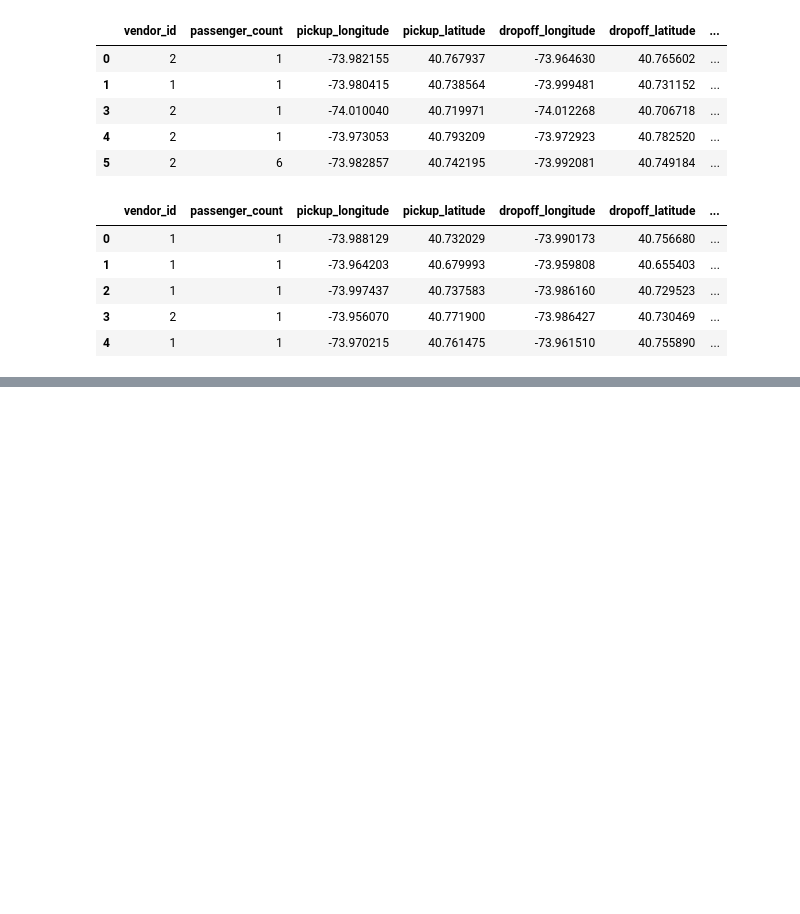
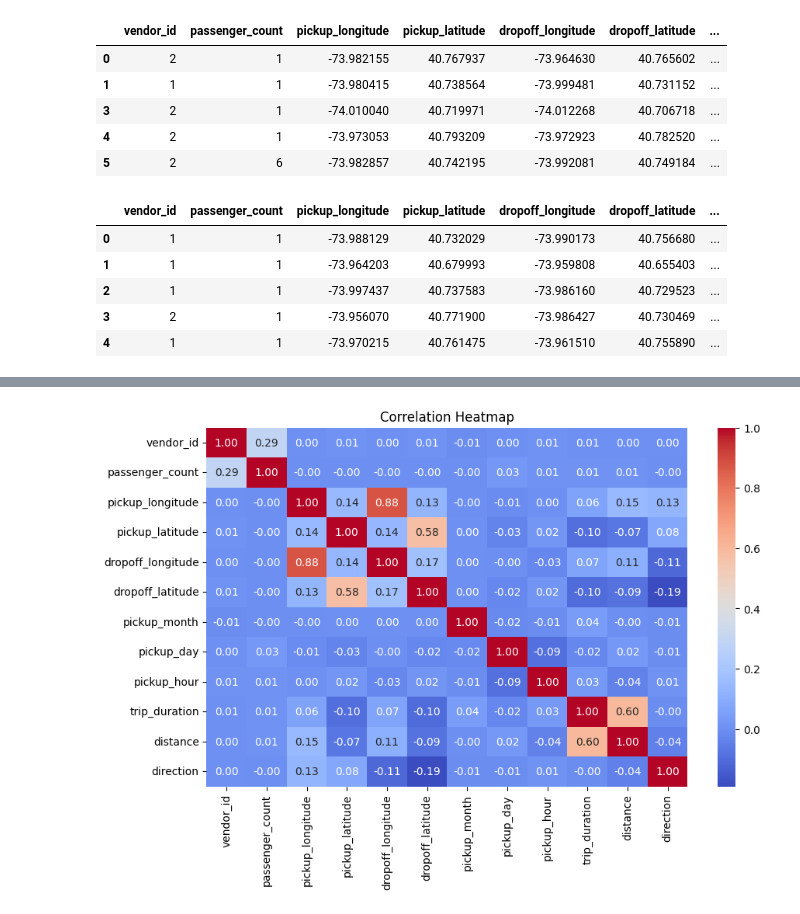
Before and after one commit to IshikaGopie/COMP6940-A4, a Jupyter notebook: section-2.ipynb, the cells around one changed output, grey strips where cells are left out. Saved outputs shown, nothing was run; the diff lists cells and outputs as text; code cells hidden in the pictures; blank space fills up the shorter version.

```diff
--- a/section-2.ipynb
+++ b/section-2.ipynb
@@ -514,6 +508,9 @@ time_start_cpu = time.time()
 train_cpu['distance'] = train_cpu.apply(calculate_distance, axis=1)
 test_cpu['distance'] = test_cpu.apply(calculate_distance, axis=1)
 
+train_cpu['direction'] = train_cpu.apply(calculate_direction, axis=1)
+test_cpu['direction'] = test_cpu.apply(calculate_direction, axis=1)
+
 end_time_cpu = time.time()
 # %%
 # Display the time taken for feature engineering using pandas
@@ -591,11 +594,19 @@ Name: trip_duration, dtype: float64
 # %%
 # Feature Selection using pandas
 # calculate the correlation between the features and the target variable trip_duration
 time_start_cpu = time.time()
 
 correlation_cpu = train_cpu.corr()['trip_duration']
 
+# print corelation heatmap
+plt.figure(figsize=(10, 6))
+sns.heatmap(train_cpu.corr(), annot=True, cmap='coolwarm', fmt=".2f")
+plt.title('Correlation Heatmap')
+plt.show()
+
 end_time_cpu = time.time()
+# %% [output]
+[figure, added]
 # %%
 correlation_cpu
 # %% [output]
```
Also changed, not shown: parts of 34 cells of this notebook.
